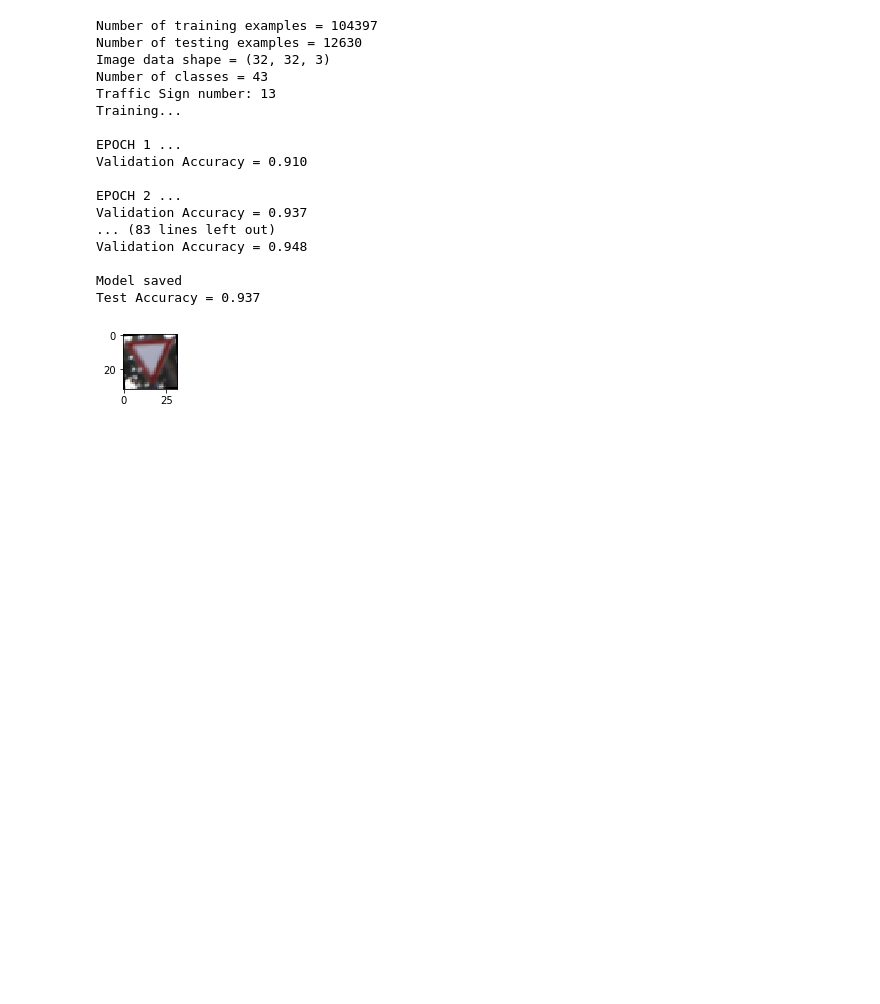
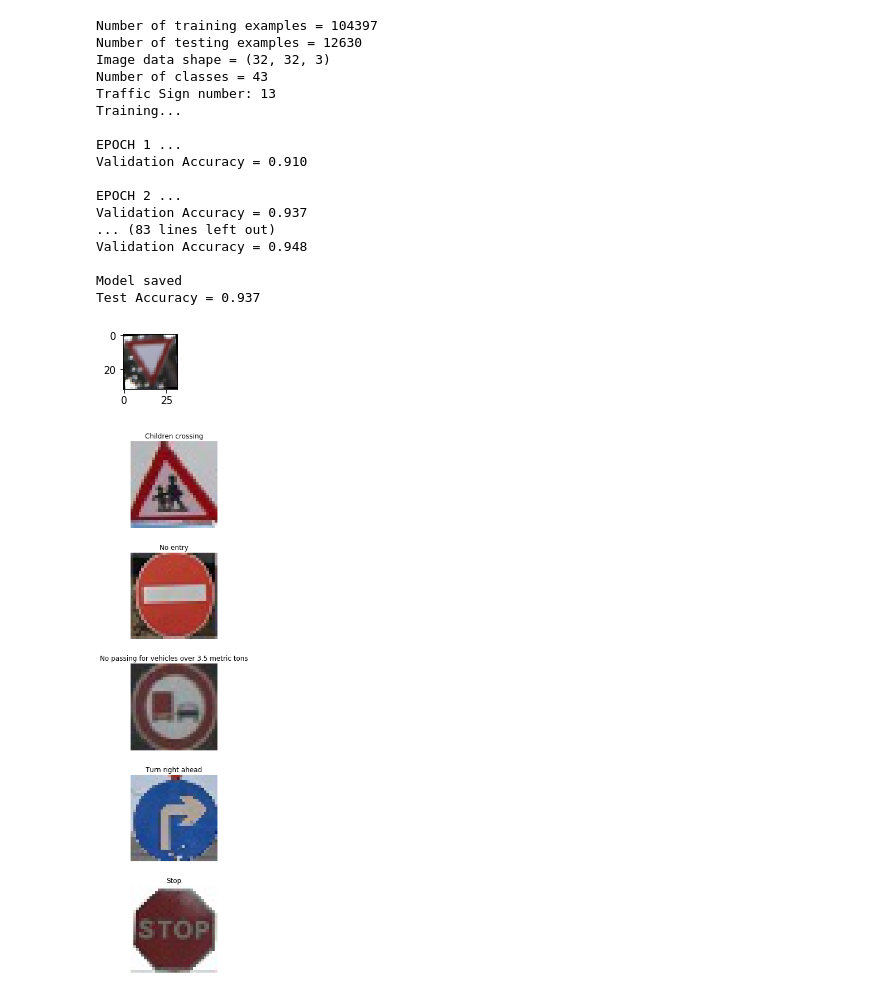
Before and after one commit to juanlvo/CarND-Traffic-Sign-Classifier-Project, a Jupyter notebook: Traffic_Sign_Classifier_juanlvo.ipynb, the cells around one changed output. Cells and saved outputs as stored; diff of their text form; code cells hidden in the pictures; blank space fills up the shorter version.

```diff
--- a/Traffic_Sign_Classifier_juanlvo.ipynb
+++ b/Traffic_Sign_Classifier_juanlvo.ipynb
@@ -281,3 +267,69 @@ Validation Accuracy = 0.948
 Model saved
 Test Accuracy = 0.937
 [figure]
+# %%
+## Step 3
+
+### Load the images and plot them here.
+### Feel free to use as many code cells as needed.
+
+import glob
+import cv2
+import numpy as np
+
+def plot_figures(figures, nrows = 1, ncols=1, labels=None):
+    fig, axs = plt.subplots(ncols=ncols, nrows=nrows, figsize=(12, 14))
+    axs = axs.ravel()
+    for index, title in zip(range(len(figures)), figures):
+        axs[index].imshow(figures[title], plt.gray())
+        if(labels != None):
+           axs[index].set_title(labels[index])
+        else:
+            axs[index].set_title(title)
+
+        axs[index].set_axis_off()
+
+    plt.tight_layout()
+
+my_images = sorted(glob.glob('./traffic_images/*.jpg'))
+my_labels = np.array([28, 17, 10, 33, 14])
+name_values = np.genfromtxt('signnames.csv', skip_header=1, dtype=[('myint','i8'), ('mysring','S55')], delimiter=',')
+
+figures = {}
+labels = {}
+my_signs = []
+index = 0
+for my_image in my_images:
+    img = cv2.cvtColor(cv2.imread(my_image), cv2.COLOR_BGR2RGB)
+    my_signs.append(img)
+    figures[index] = img
+    labels[index] = name_values[my_labels[index]][1].decode('ascii')
+    index += 1
+
+plot_figures(figures, 5, 1, labels)
+
+#image = plt.imread("traffic_images/no_entry.jpg")
+#plt.imshow(image)
+#plt.show()
+
+#image2 = plt.imread("traffic_images/no_truck_passing.jpg")
+#plt.imshow(image2)
+#plt.show()
+
+#image3 = plt.imread("traffic_images/right_turn.jpg")
+#plt.imshow(image3)
+#plt.show()
+
+#image4 = plt.imread("traffic_images/stop.jpg")
+#plt.imshow(image4)
+#plt.show()
+
+#image5 = plt.imread("traffic_images/children_crossing.jpg")
+#plt.imshow(image5)
+#plt.show()
+
+### Run the predictions here and use the model to output the prediction for each image.
+### Make sure to pre-process the images with the same pre-processing pipeline used earlier.
+### Feel free to use as many code cells as needed.
+# %% [output]
+[figure, added]
```
Also changed, not shown: parts of 1 cell of this notebook, 5 other files.
